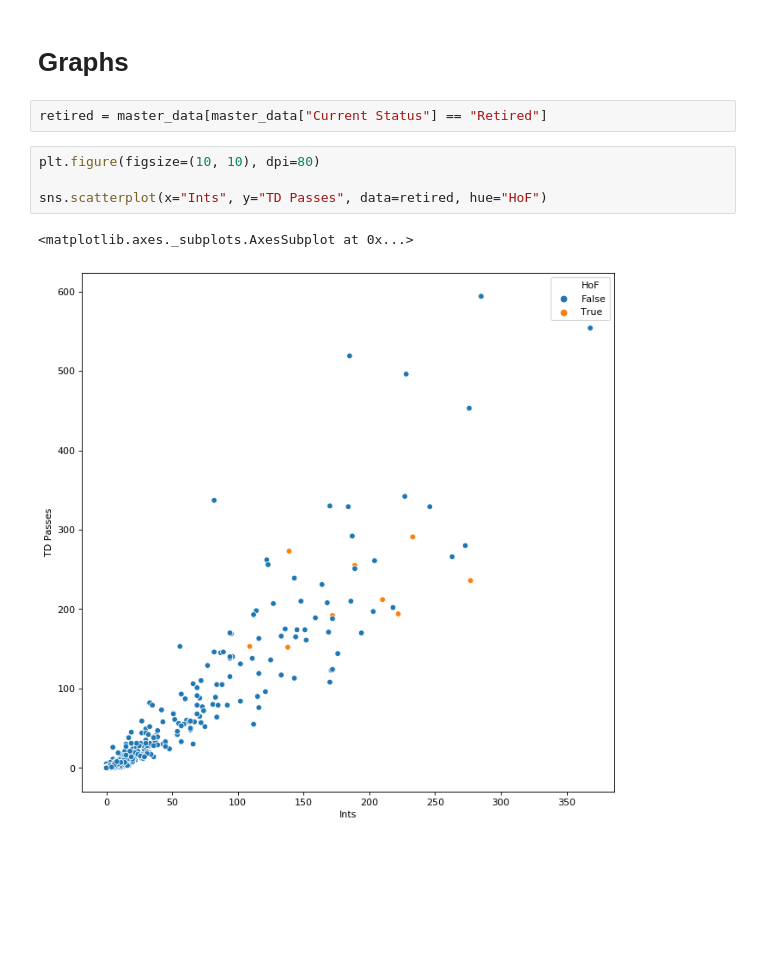
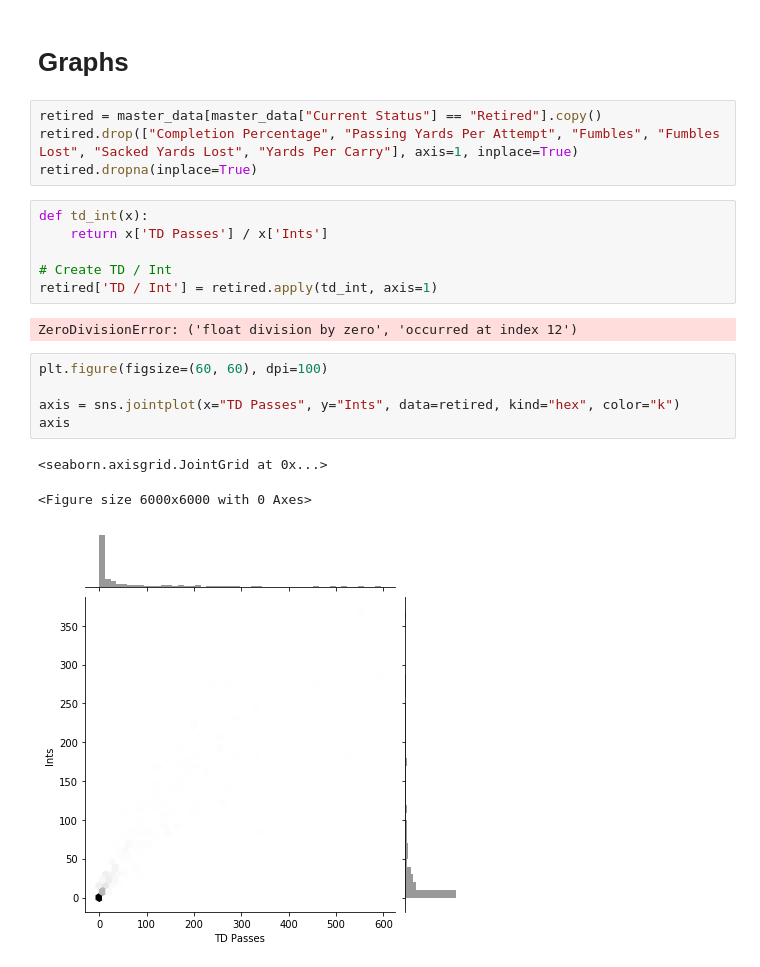
Before and after one commit to Fentonmiller/Fentonmiller.github.io, a Jupyter notebook: Final_Project.ipynb, the cells around one changed output. Drawn from its saved outputs; the diff is of its cells as text; blank space fills up the shorter version.

```diff
--- a/Final_Project.ipynb
+++ b/Final_Project.ipynb
@@ -443,12 +443,24 @@ master_data
 483 rows × 20 columns
 # %% [markdown]
 # Graphs
-# %%
-retired = master_data[master_data["Current Status"] == "Retired"]
+# %%
+retired = master_data[master_data["Current Status"] == "Retired"].copy()
+retired.drop(["Completion Percentage", "Passing Yards Per Attempt", "Fumbles", "Fumbles Lost", "Sacked Yards Lost", "Yards Per Carry"], axis=1, inplace=True)
+retired.dropna(inplace=True)
+# %%
+def td_int(x):
+    return x['TD Passes'] / x['Ints']
+
+# Create TD / Int
+retired['TD / Int'] = retired.apply(td_int, axis=1)
+# %% [output]
+ZeroDivisionError: ('float division by zero', 'occurred at index 12')
 # %%
-plt.figure(figsize=(10, 10), dpi=80)
+plt.figure(figsize=(60, 60), dpi=100)
 
-sns.scatterplot(x="Ints", y="TD Passes", data=retired, hue="HoF")
+axis = sns.jointplot(x="TD Passes", y="Ints", data=retired, kind="hex", color="k")
+axis
 # %% [output]
-<matplotlib.axes._subplots.AxesSubplot at 0x...>
+<seaborn.axisgrid.JointGrid at 0x...>
+<Figure size 6000x6000 with 0 Axes>
-[figure, old version]
+[figure, new version]
```
